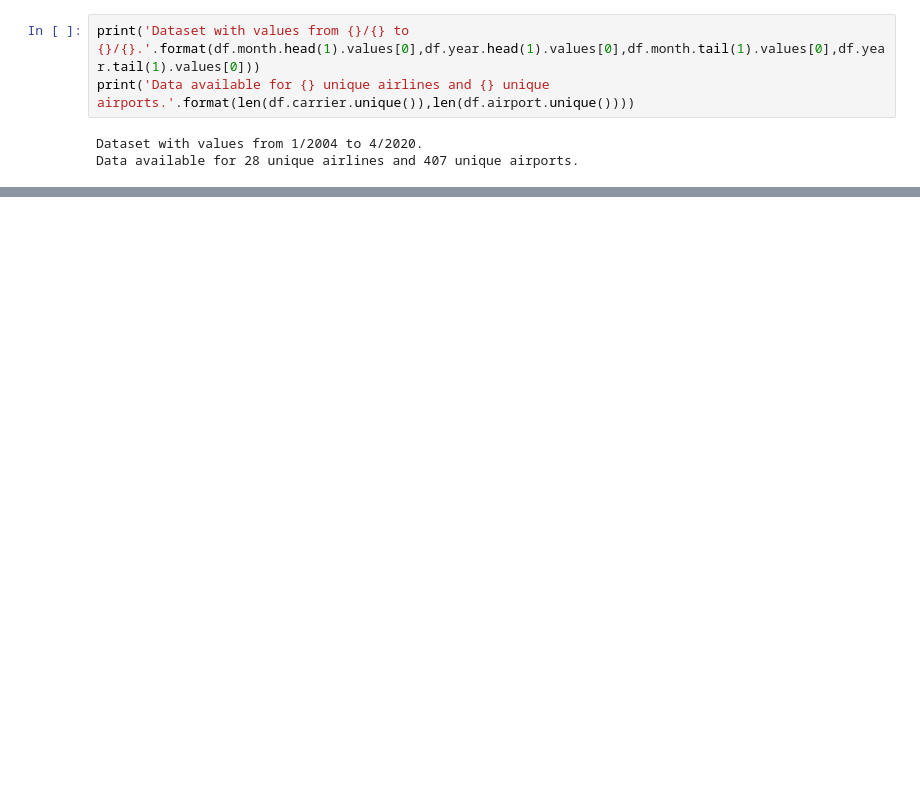
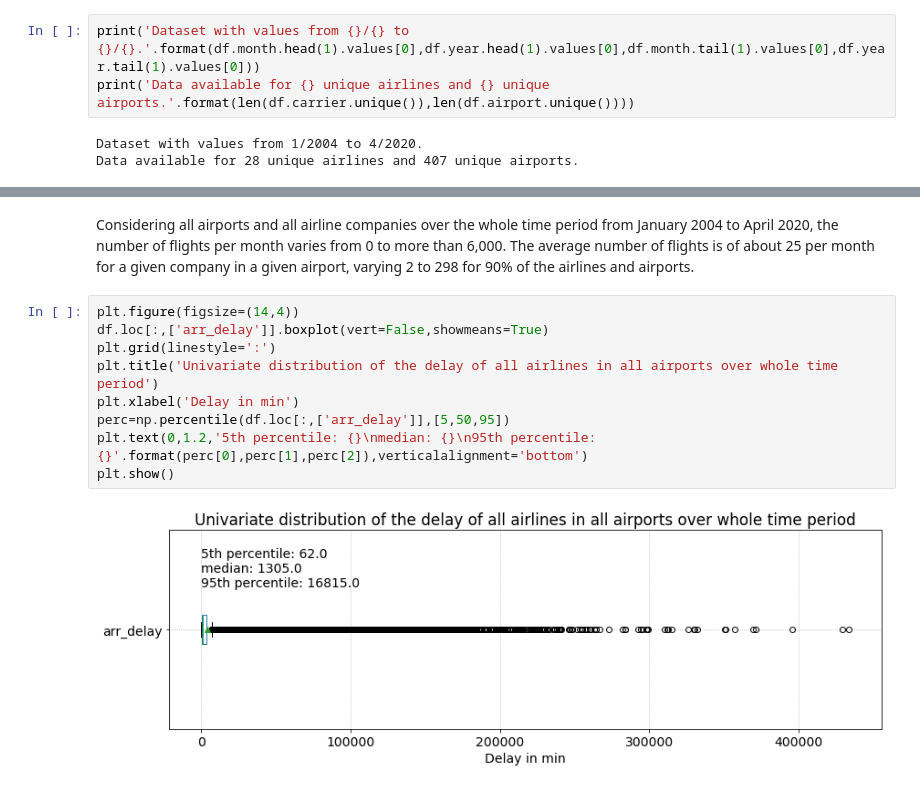
Before and after one commit to lecamm/Udacity-Data-Analyst-ND, a Jupyter notebook: Project5/exploration_airline_delays.ipynb, the cells around one changed output, grey strips where cells are left out. Cells and saved outputs as stored; diff of their text form; blank space fills up the shorter version.

```diff
--- a/Project5/exploration_airline_delays.ipynb
+++ b/Project5/exploration_airline_delays.ipynb
@@ -110,0 +118,13 @@ Data available for 28 unique airlines and 407 unique airports.
+# %% [markdown]
+Considering all airports and all airline companies over the whole time period from January 2004 to April 2020, the number of flights per month varies from 0 to more than 6,000. The average number of flights is of about 25 per month for a given company in a given airport, varying 2 to 298 for 90% of the airlines and airports.
+# %%
+plt.figure(figsize=(14,4))
+df.loc[:,['arr_delay']].boxplot(vert=False,showmeans=True)
+plt.grid(linestyle=':')
+plt.title('Univariate distribution of the delay of all airlines in all airports over whole time period')
+plt.xlabel('Delay in min')
+perc=np.percentile(df.loc[:,['arr_delay']],[5,50,95])
+plt.text(0,1.2,'5th percentile: {}\nmedian: {}\n95th percentile: {}'.format(perc[0],perc[1],perc[2]),verticalalignment='bottom')
+plt.show()
+# %% [output]
+[figure, added]
```
Also changed, not shown: parts of 34 cells of this notebook, 3 other files.
